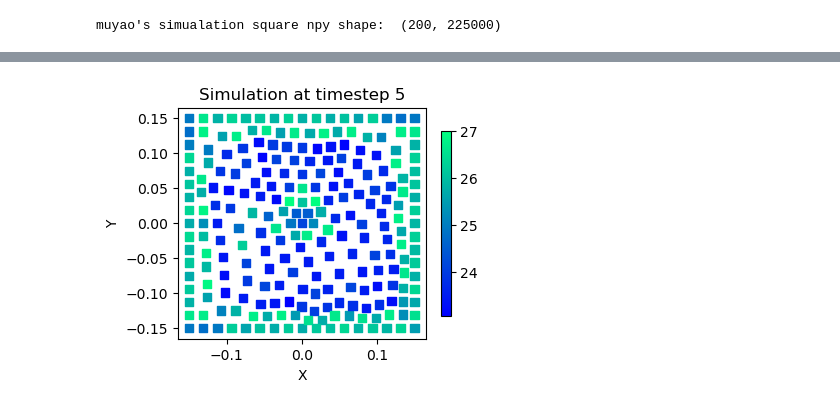
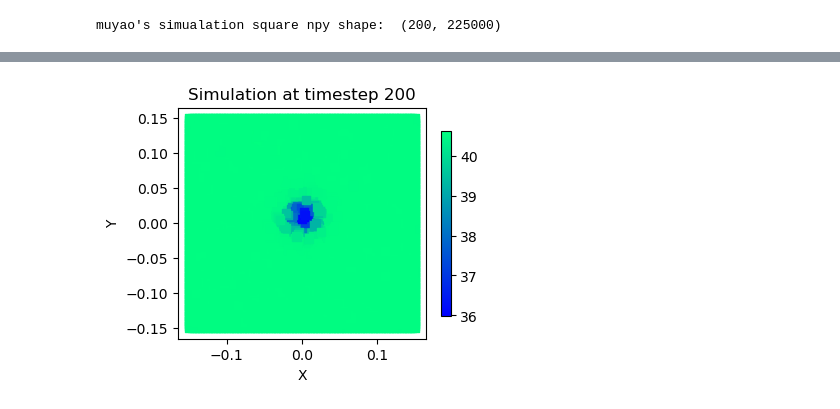
Before and after one commit to lvburik/TeamInternship, a Jupyter notebook: mesh_interpolation.ipynb, the cells around one changed output, grey strips where cells are left out. Saved outputs shown, nothing was run; the diff lists cells and outputs as text; code cells hidden in the pictures.

```diff
--- a/mesh_interpolation.ipynb
+++ b/mesh_interpolation.ipynb
@@ -48,18 +48,18 @@ plt.show
 # %%
 
-timestep = 5 # choose specific timeframe
+timestep = 200 # choose specific timeframe
 temp_at_timestep = temperatures[:, timestep]  # Get temperature values for the chosen frame
 
 # plot the raw scattered data
 plt.figure(figsize=(4, 3))
 sc = plt.scatter(x, y, c=temp_at_timestep, cmap='winter', marker='s')
 plt.colorbar(sc, shrink=0.8)
 plt.xlabel("X")
 plt.ylabel("Y")
 plt.title(f"Simulation at timestep {timestep}")
 plt.show()
 # %% [output]
-[figure, old version]
+[figure, new version]
 # %%
 # create meshgrid for pixel data
 grid_x, grid_y = np.meshgrid(
```
Also changed, not shown: parts of 16 cells of this notebook.
